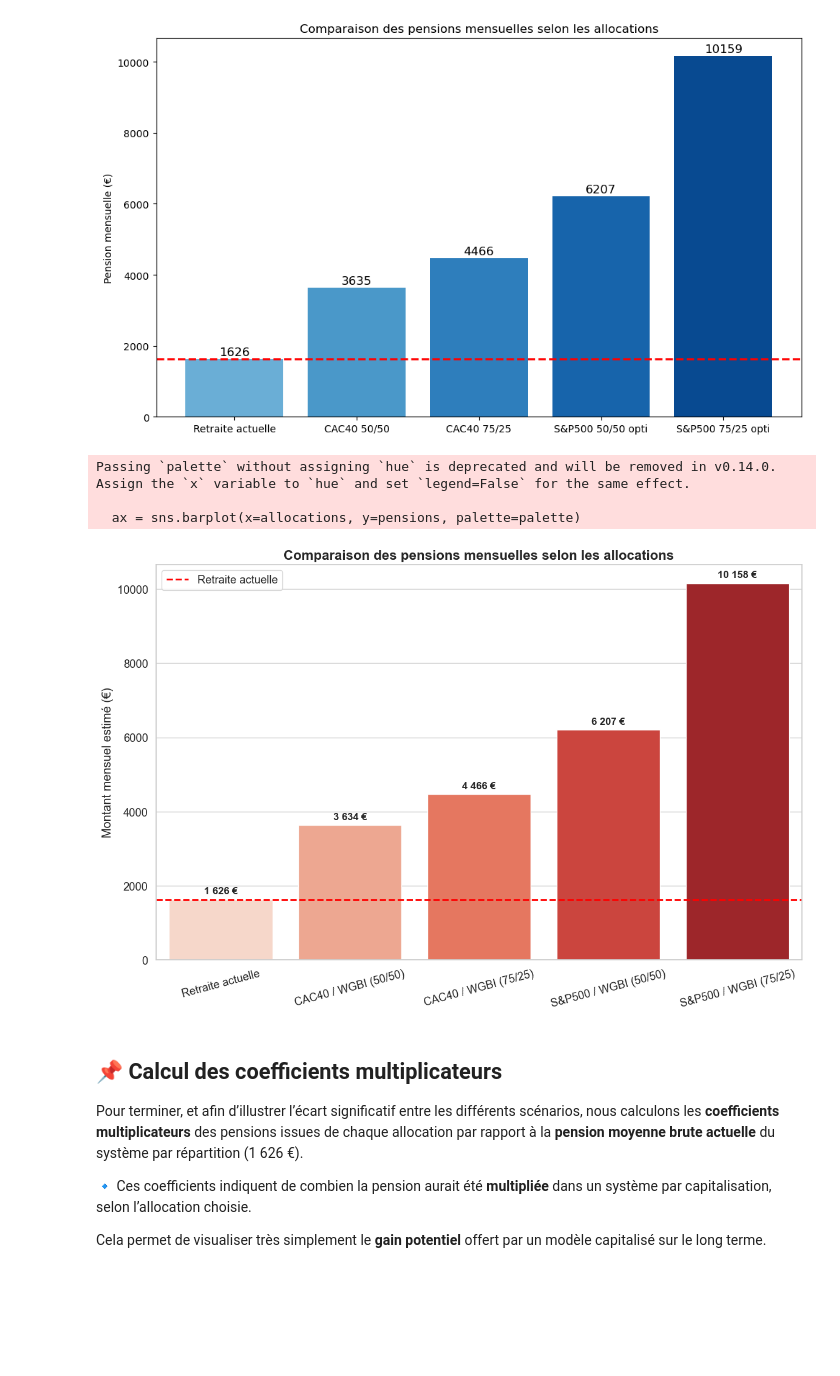
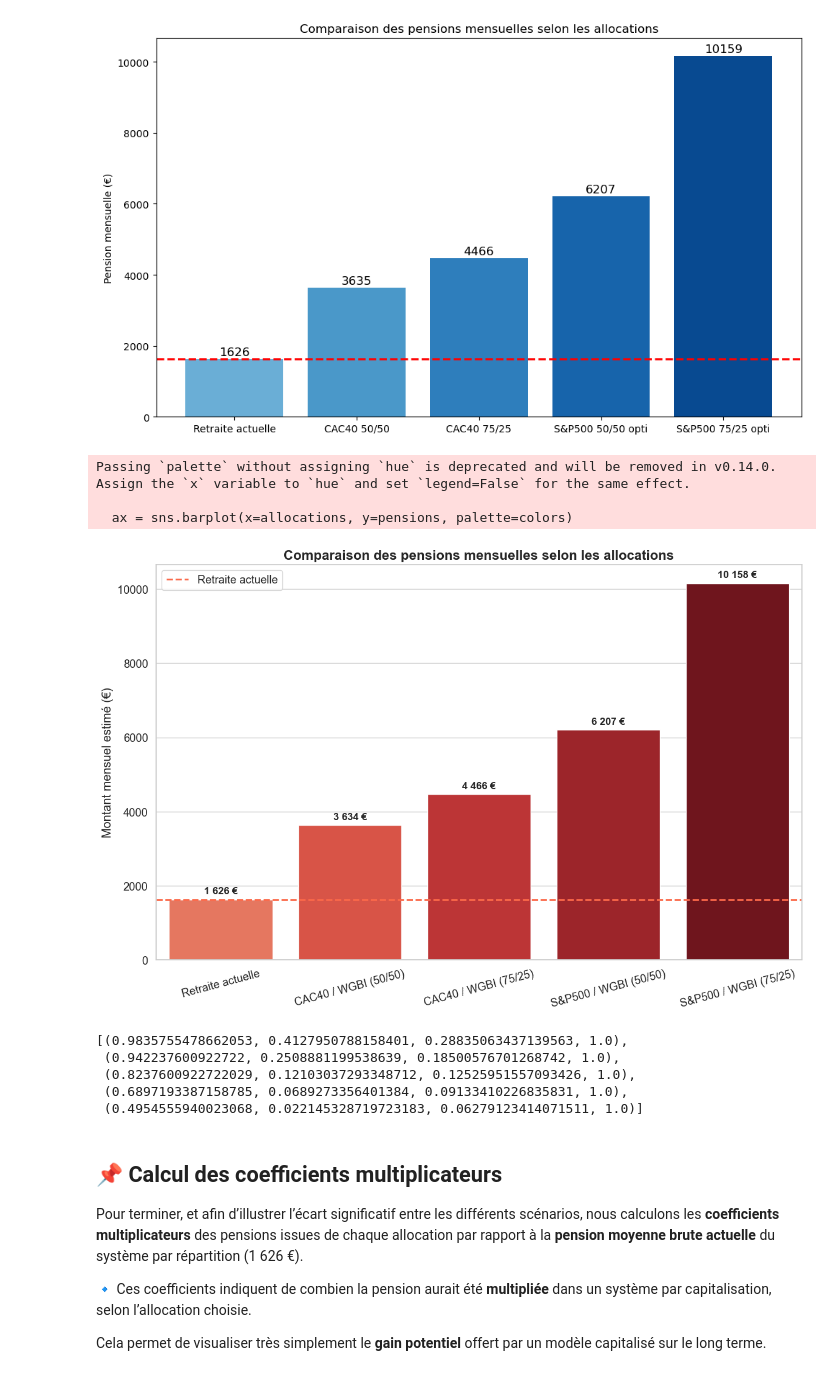
Before and after one commit to Vincent-20-100/backtest_retraites, a Jupyter notebook: notebooks/Backtest.ipynb, the cells around one changed output. Cells and saved outputs as stored; diff of their text form; code cells hidden in the pictures; blank space fills up the shorter version.

```diff
--- a/notebooks/Backtest.ipynb
+++ b/notebooks/Backtest.ipynb
@@ -730,43 +730,53 @@ allocations = ['Retraite actuelle', 'CAC40 / WGBI (50/50)', 'CAC40 / WGBI (75/25
 sns.set(style="whitegrid", font_scale=1.2)
 plt.figure(figsize=(12, 8))
 
-# Palette de couleurs avec dégradé bleu harmonieux
-palette = sns.color_palette("Reds", len(allocations))
+# Couleurs rouges personnalisées (dégradé plus contrasté)
+steps = np.linspace(0.5, 0.95, len(allocations))  # Plus de contraste entre barres
+reds_cmap = sns.color_palette("Reds", as_cmap=True)
+colors = [reds_cmap(step) for step in steps]
 
-# Création du barplot
-ax = sns.barplot(x=allocations, y=pensions, palette=palette)
+# Création du barplot avec palette manuelle
+ax = sns.barplot(x=allocations, y=pensions, palette=colors)
 
 # Ajouter les montants au-dessus de chaque barre
 for i, bar in enumerate(ax.patches):
     value = pensions[i]
     ax.text(bar.get_x() + bar.get_width() / 2,
             bar.get_height() + max(pensions) * 0.01,  # Ajuste dynamiquement la hauteur du texte
             f'{int(value):,} €'.replace(',', ' '),  # Format français avec espaces
             ha='center', va='bottom', fontsize=12, fontweight='bold')
 
 # Ligne de référence pour la retraite actuelle
-plt.axhline(y=retraite_actuelle, color='red', linestyle='--', linewidth=2, label='Retraite actuelle')
+plt.axhline(y=retraite_actuelle, color=colors[0], linestyle='--', linewidth=2, label='Retraite actuelle')
 
 # Titre et axes
 plt.title("Comparaison des pensions mensuelles selon les allocations", fontsize=16, fontweight='bold')
 plt.ylabel("Montant mensuel estimé (€)")
 plt.xlabel("")
 plt.xticks(rotation=15)
 
 # Légende + marges
 plt.legend()
 plt.tight_layout()
 
 # Sauvegarde HD
 plt.savefig("charts/comparaison_pensions_red.png", dpi=300, bbox_inches='tight')
 
 # Affichage
 plt.show()
 # %% [output]
 Passing `palette` without assigning `hue` is deprecated and will be removed in v0.14.0. Assign the `x` variable to `hue` and set `legend=False` for the same effect.
 
-  ax = sns.barplot(x=allocations, y=pensions, palette=palette)
+  ax = sns.barplot(x=allocations, y=pensions, palette=colors)
-[figure, old version]
+[figure, new version]
+# %%
+colors[0]
+# %% [output]
+[(0.9835755478662053, 0.4127950788158401, 0.28835063437139563, 1.0),
+ (0.942237600922722, 0.2508881199538639, 0.18500576701268742, 1.0),
+ (0.8237600922722029, 0.12103037293348712, 0.12525951557093426, 1.0),
+ (0.6897193387158785, 0.0689273356401384, 0.09133410226835831, 1.0),
+ (0.4954555940023068, 0.022145328719723183, 0.06279123414071511, 1.0)]
 # %% [markdown]
 ## 📌 Calcul des coefficients multiplicateurs
 
```
Also changed, not shown: parts of 1 cell of this notebook, 2 other files.
